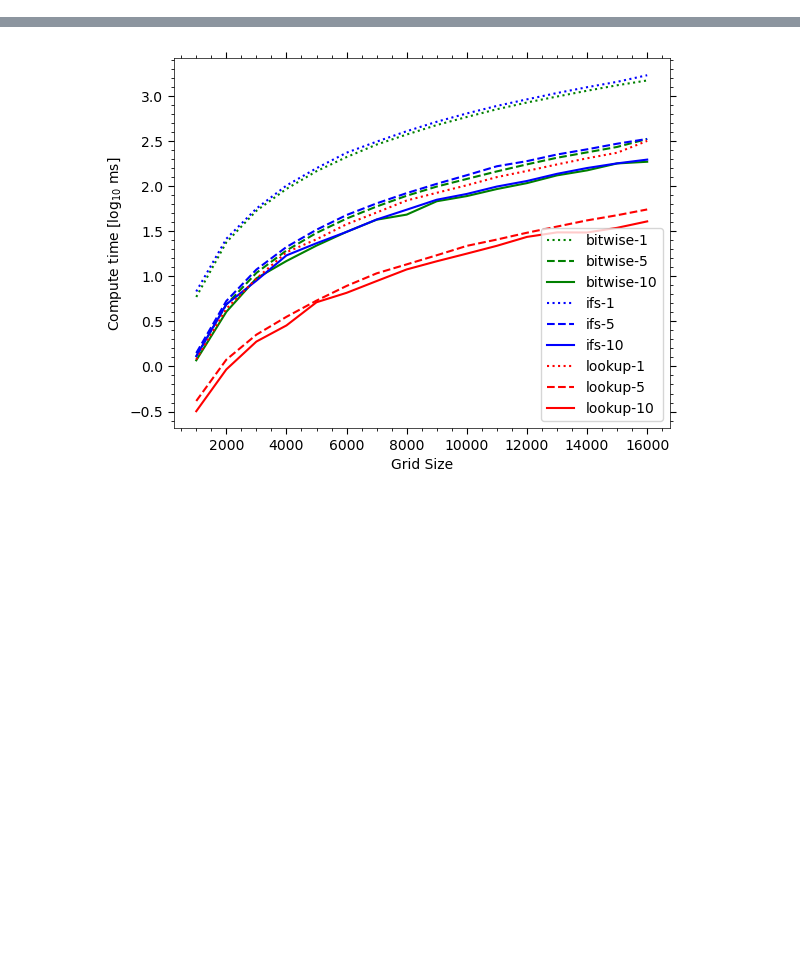
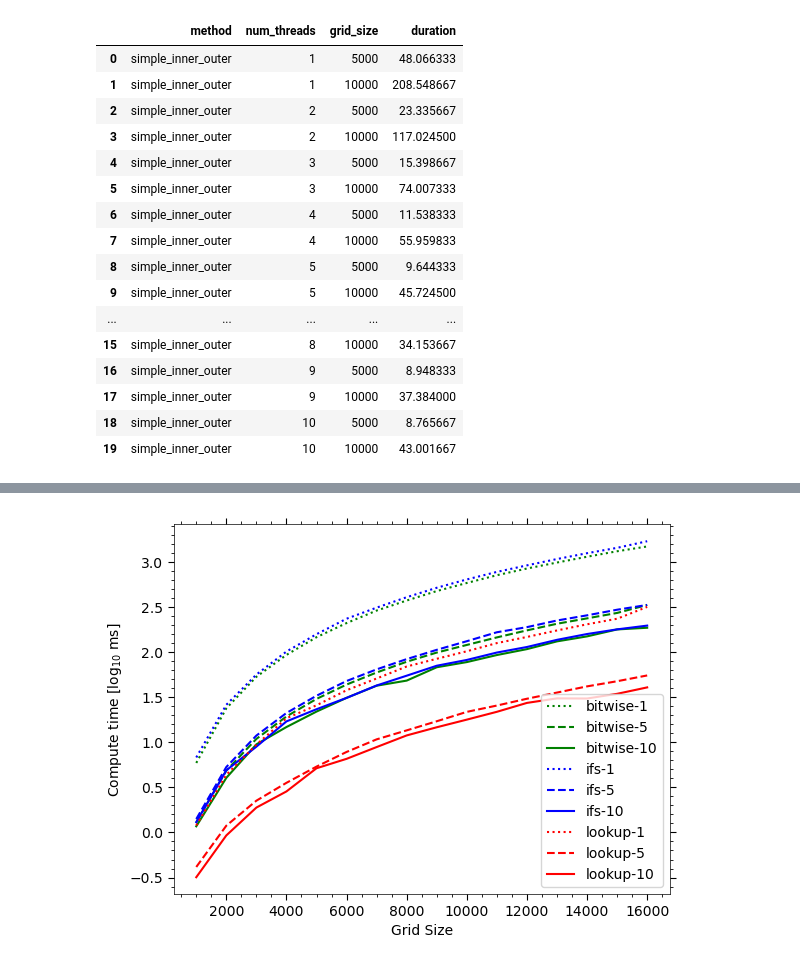
Before and after one commit to adnansiddiquei/conways_game_of_life, a Jupyter notebook: src/plotting/plots.ipynb, the cells around one changed output, grey strips where cells are left out. Saved outputs shown, nothing was run; the diff lists cells and outputs as text; code cells hidden in the pictures; blank space fills up the shorter version.

```diff
--- a/src/plotting/plots.ipynb
+++ b/src/plotting/plots.ipynb
@@ -46,0 +49,21 @@ plt.savefig('convolutions.png', bbox_inches='tight')
+# %%
+
+conv_df
+# %% [output]
+|  | method | num_threads | grid_size | duration |
+| 0 | simple_inner_outer | 1 | 5000 | 48.066333 |
+| 1 | simple_inner_outer | 1 | 10000 | 208.548667 |
+| 2 | simple_inner_outer | 2 | 5000 | 23.335667 |
+| 3 | simple_inner_outer | 2 | 10000 | 117.024500 |
+| 4 | simple_inner_outer | 3 | 5000 | 15.398667 |
+| 5 | simple_inner_outer | 3 | 10000 | 74.007333 |
+| 6 | simple_inner_outer | 4 | 5000 | 11.538333 |
+| 7 | simple_inner_outer | 4 | 10000 | 55.959833 |
+| 8 | simple_inner_outer | 5 | 5000 | 9.644333 |
+| 9 | simple_inner_outer | 5 | 10000 | 45.724500 |
+| ... | ... | ... | ... | ... |
+| 15 | simple_inner_outer | 8 | 10000 | 34.153667 |
+| 16 | simple_inner_outer | 9 | 5000 | 8.948333 |
+| 17 | simple_inner_outer | 9 | 10000 | 37.384000 |
+| 18 | simple_inner_outer | 10 | 5000 | 8.765667 |
+| 19 | simple_inner_outer | 10 | 10000 | 43.001667 |
```
Also changed, not shown: parts of 3 cells of this notebook, 12 other files.
